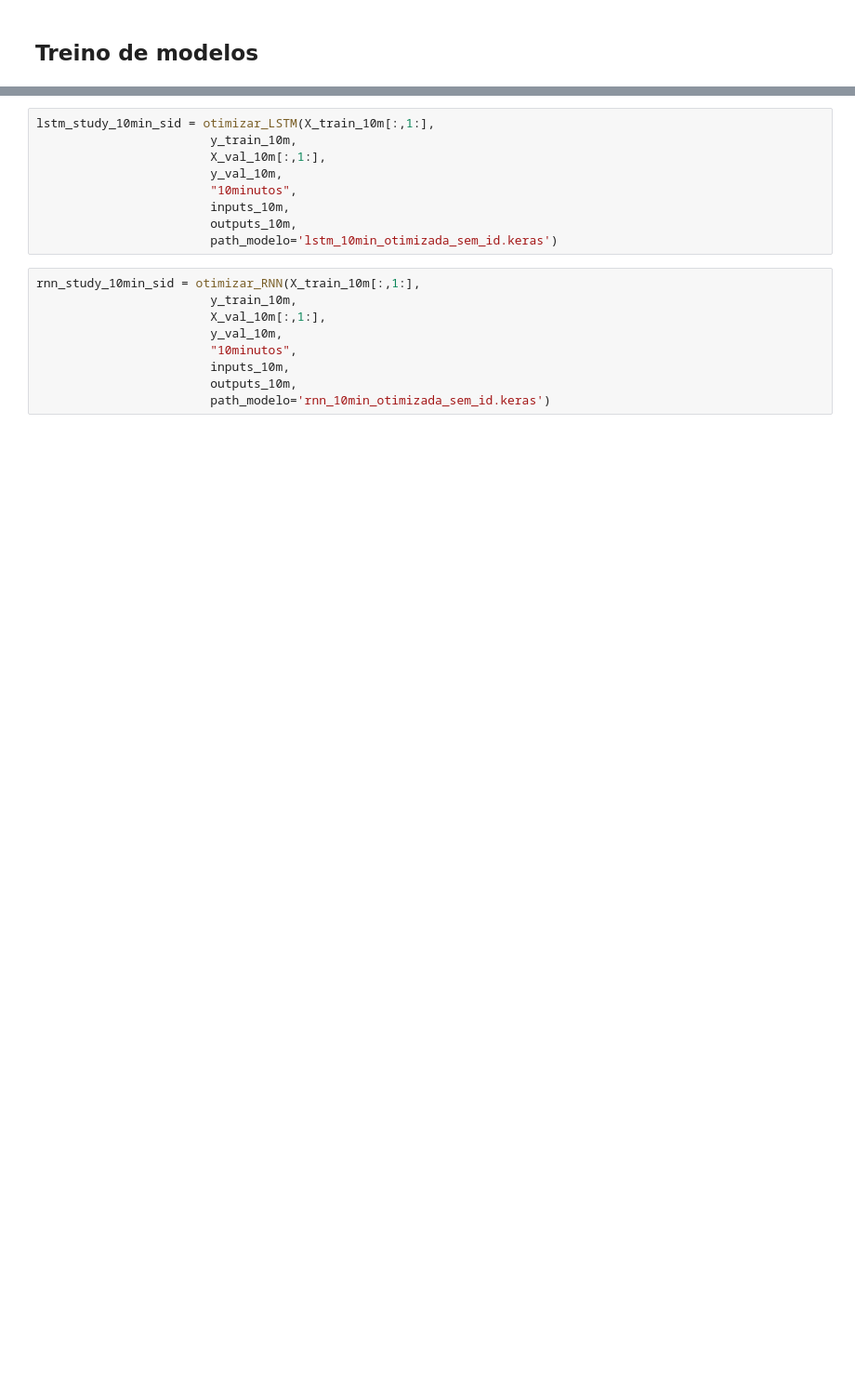
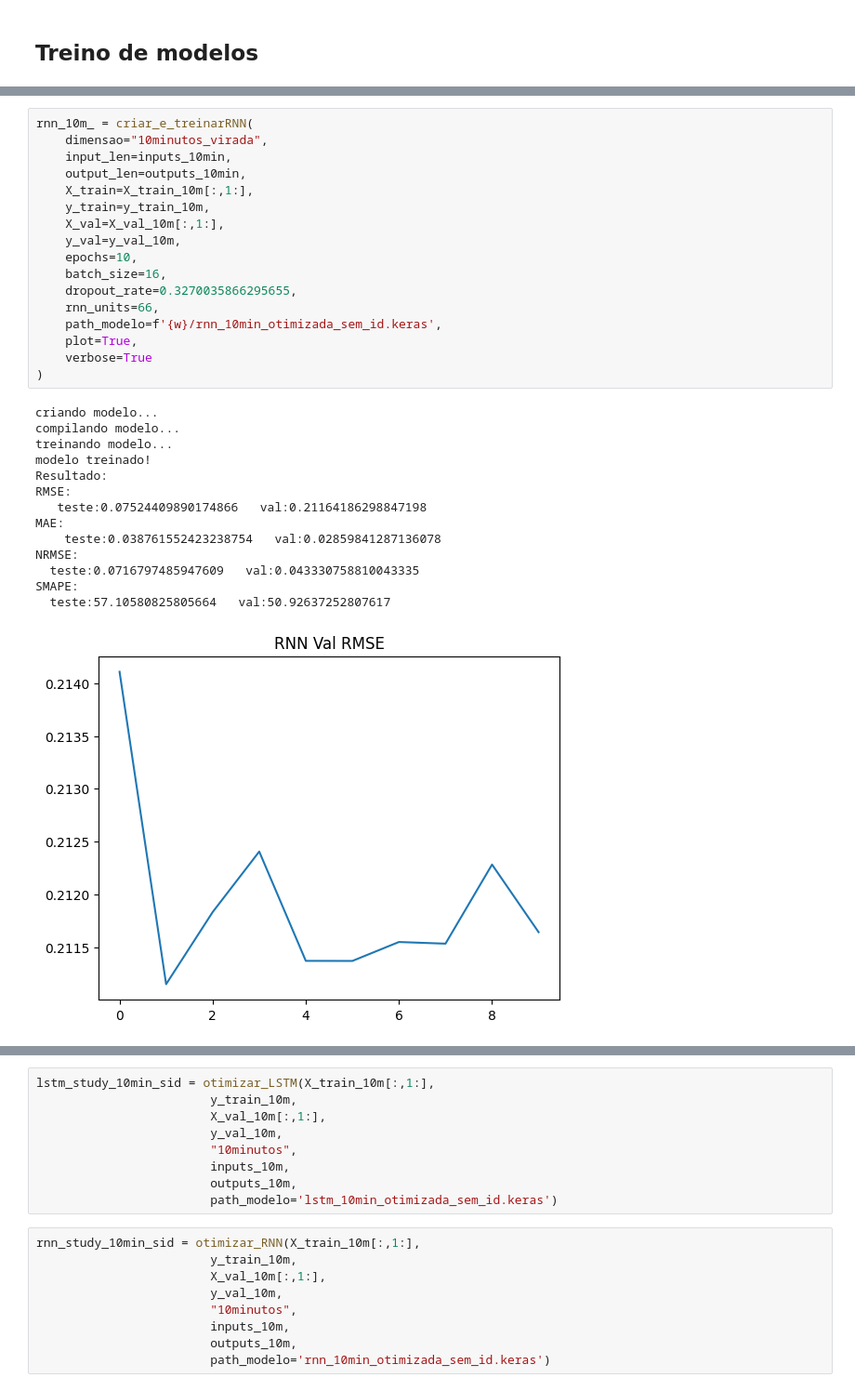
Before and after one commit to LarcesUece/GRANULARITY-PREDICTION, a Jupyter notebook: src/notebooks/treinamento de modelos.ipynb, the cells around one changed output, grey strips where cells are left out. Shown at 93% size. Cells and saved outputs as stored; diff of their text form; blank space fills up the shorter version.

```diff
--- a/src/notebooks/treinamento de modelos.ipynb
+++ b/src/notebooks/treinamento de modelos.ipynb
@@ -833,0 +229,32 @@ def otimizar_MLP(X_train,
+# %%
+rnn_10m_ = criar_e_treinarRNN(
+    dimensao="10minutos_virada",
+    input_len=inputs_10min,
+    output_len=outputs_10min,
+    X_train=X_train_10m[:,1:],
+    y_train=y_train_10m,
+    X_val=X_val_10m[:,1:],
+    y_val=y_val_10m,
+    epochs=10,
+    batch_size=16,
+    dropout_rate=0.3270035866295655,
+    rnn_units=66,
+    path_modelo=f'{w}/rnn_10min_otimizada_sem_id.keras',
+    plot=True,
+    verbose=True
+)
+# %% [output]
+criando modelo...
+compilando modelo...
+treinando modelo...
+modelo treinado!
+Resultado:
+RMSE:
+   teste:0.07524409890174866   val:0.21164186298847198
+MAE:
+    teste:0.038761552423238754   val:0.02859841287136078
+NRMSE:
+  teste:0.0716797485947609   val:0.043330758810043335
+SMAPE:
+  teste:57.10580825805664   val:50.92637252807617
+[figure, added]
```
Also changed, not shown: parts of 15 cells of this notebook, 8 other files.
